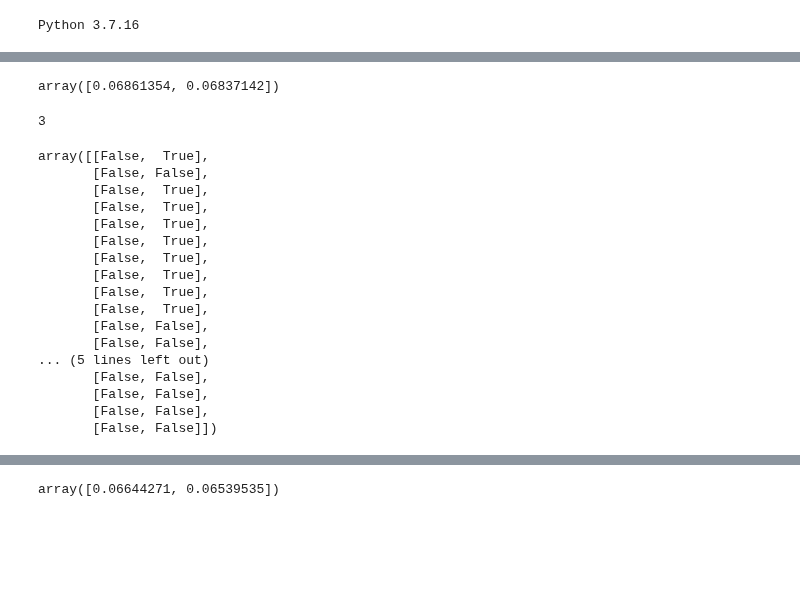
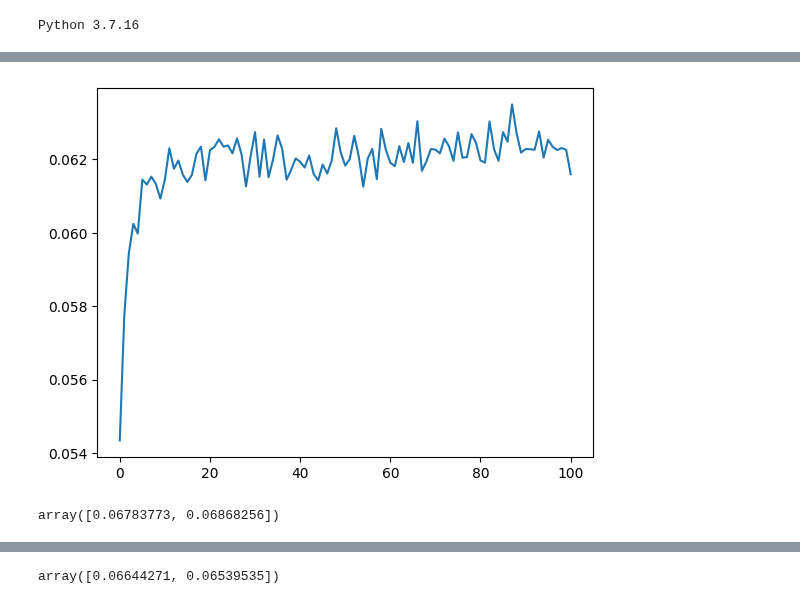
Before and after one commit to i4ata/BScProject, a Jupyter notebook: ppo_negotiation_simplified/PPO_negotiation_tryouts.ipynb, the cells around one changed output, grey strips where cells are left out. Drawn from its saved outputs; the diff is of its cells as text; code cells hidden in the pictures; blank space fills up the shorter version.

```diff
--- a/ppo_negotiation_simplified/PPO_negotiation_tryouts.ipynb
+++ b/ppo_negotiation_simplified/PPO_negotiation_tryouts.ipynb
@@ -20,28 +36,9 @@ c, d = helpers.train_with_comm(agents, envs)
+# %%
+sns.lineplot(x = np.arange(len(a)), y = a[:, 0])
+plt.show()
+# %% [output]
+[figure, added]
 # %%
-helpers.eval_agents_with_comm_deterministic(agents, envs[0])
+helpers.eval_deterministic(agents_no_negotiation, envs[0])
 # %% [output]
-array([0.06861354, 0.06837142])
+array([0.06783773, 0.06868256])
-# %%
-(~envs[0].global_negotiation_state['proposals']).all(-1).sum()
-# %% [output]
-3
-# %%
-envs[0].global_negotiation_state['decisions']
-# %% [output]
-array([[False,  True],
-       [False, False],
-       [False,  True],
-       [False,  True],
-       [False,  True],
-       [False,  True],
-       [False,  True],
-       [False,  True],
-       [False,  True],
-       [False,  True],
-       [False, False],
-       [False, False],
-... (5 lines left out)
-       [False, False],
-       [False, False],
-       [False, False],
-       [False, False]])
```
Also changed, not shown: parts of 12 cells of this notebook, 22 other files.
